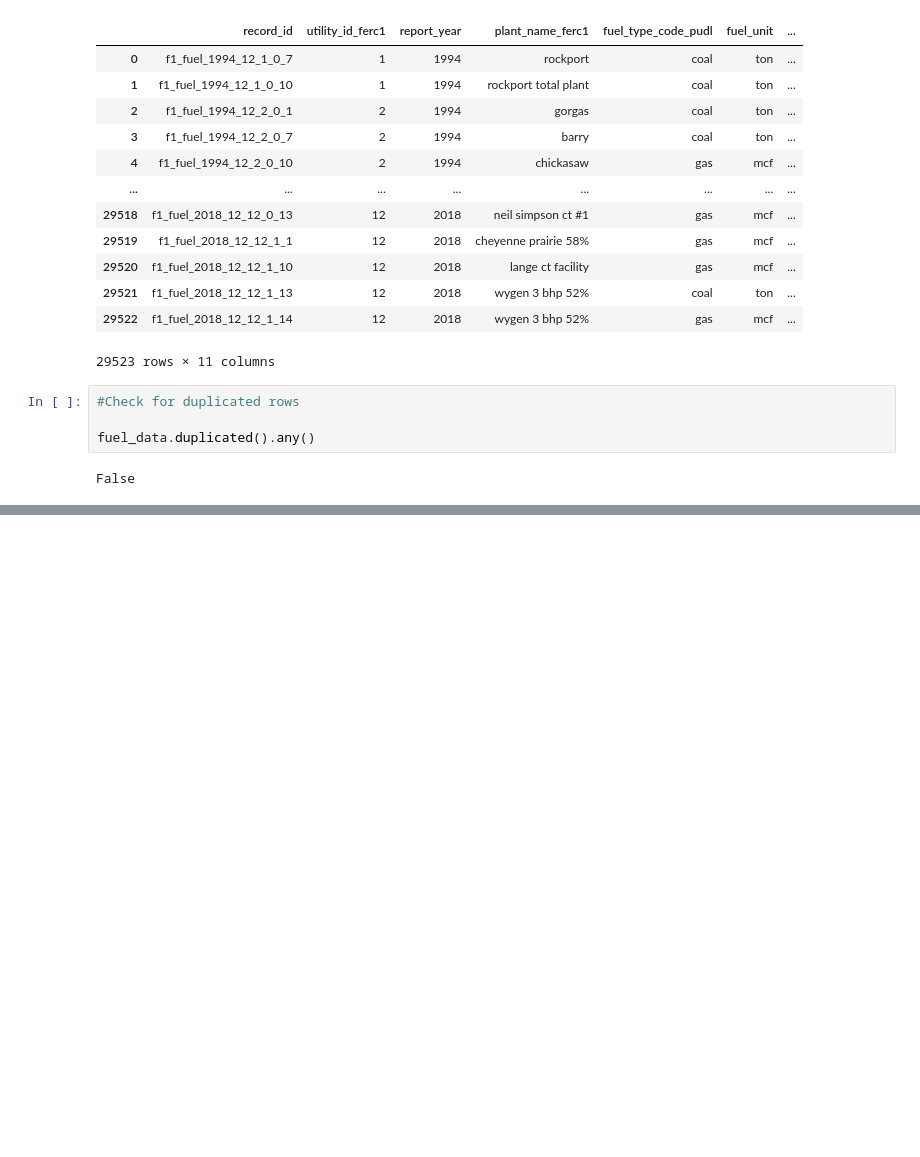
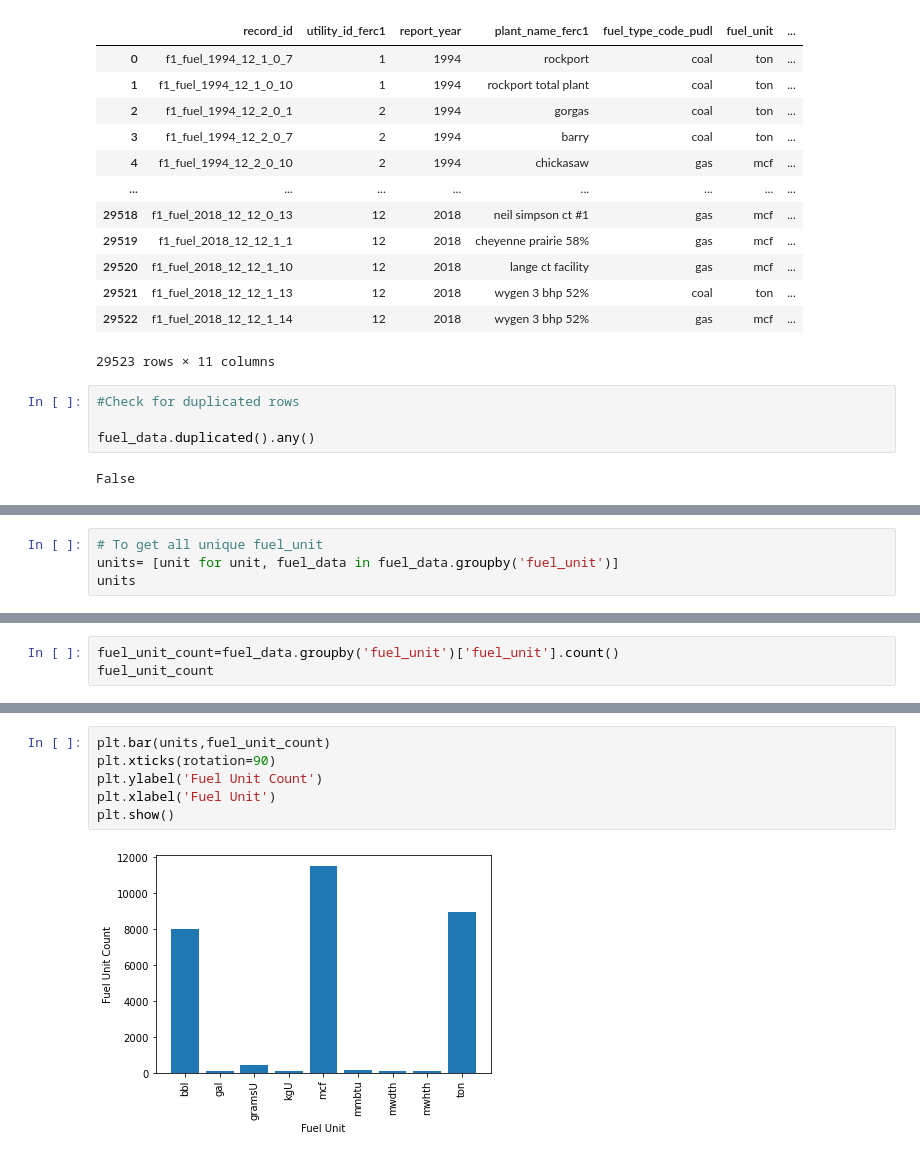
Before and after one commit to echefulouis/Data_Science_tutorial, a Jupyter notebook: Hamonye Notes/Python in ML by Hamonye.ipynb, the cells around one changed output, grey strips where cells are left out. Cells and saved outputs as stored; diff of their text form; blank space fills up the shorter version.

```diff
--- a/Hamonye Notes/Python in ML by Hamonye.ipynb
+++ b/Hamonye Notes/Python in ML by Hamonye.ipynb
@@ -642,0 +665,4 @@ False
+# %%
+# To get all unique fuel_unit
+units= [unit for unit, fuel_data in fuel_data.groupby('fuel_unit')]
+units
@@ -642,0 +671,3 @@ False
+# %%
+fuel_unit_count=fuel_data.groupby('fuel_unit')['fuel_unit'].count()
+fuel_unit_count
@@ -642,0 +686,8 @@ False
+# %%
+plt.bar(units,fuel_unit_count)
+plt.xticks(rotation=90)
+plt.ylabel('Fuel Unit Count')
+plt.xlabel('Fuel Unit')
+plt.show()
+# %% [output]
+[figure, added]
```
Also changed, not shown: parts of 13 cells of this notebook, 2 other files.
